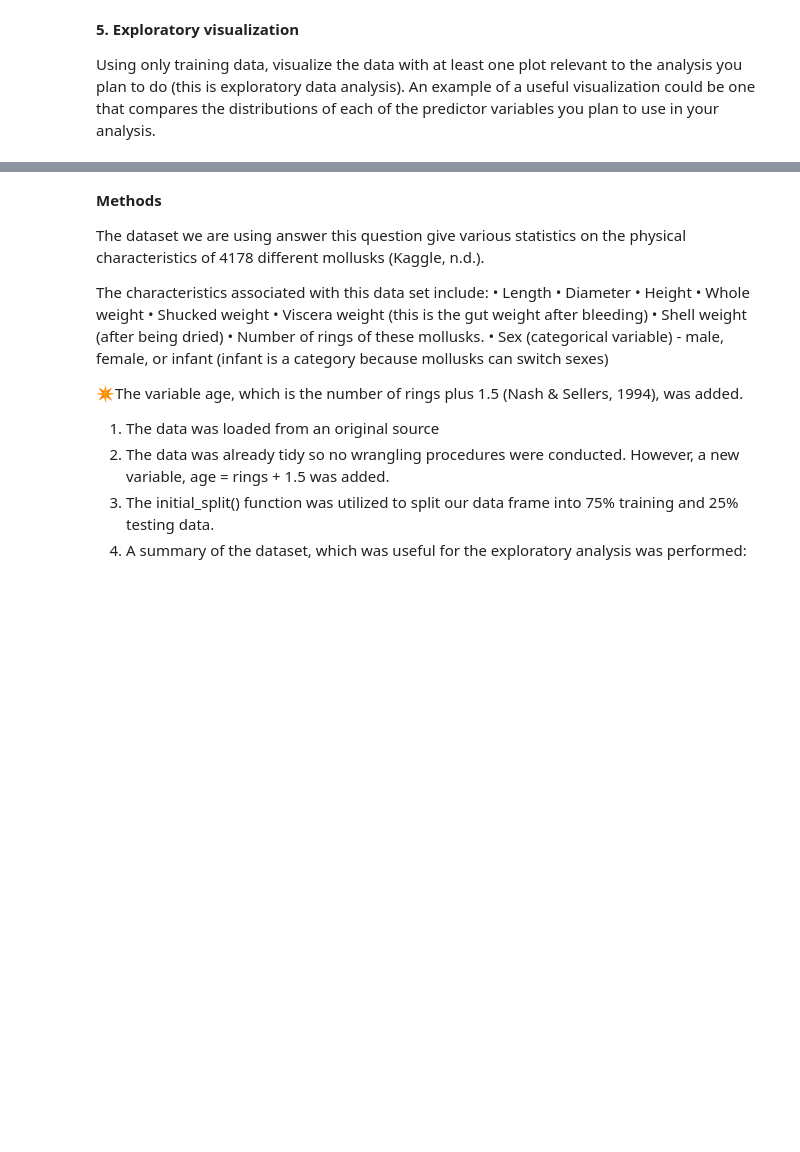
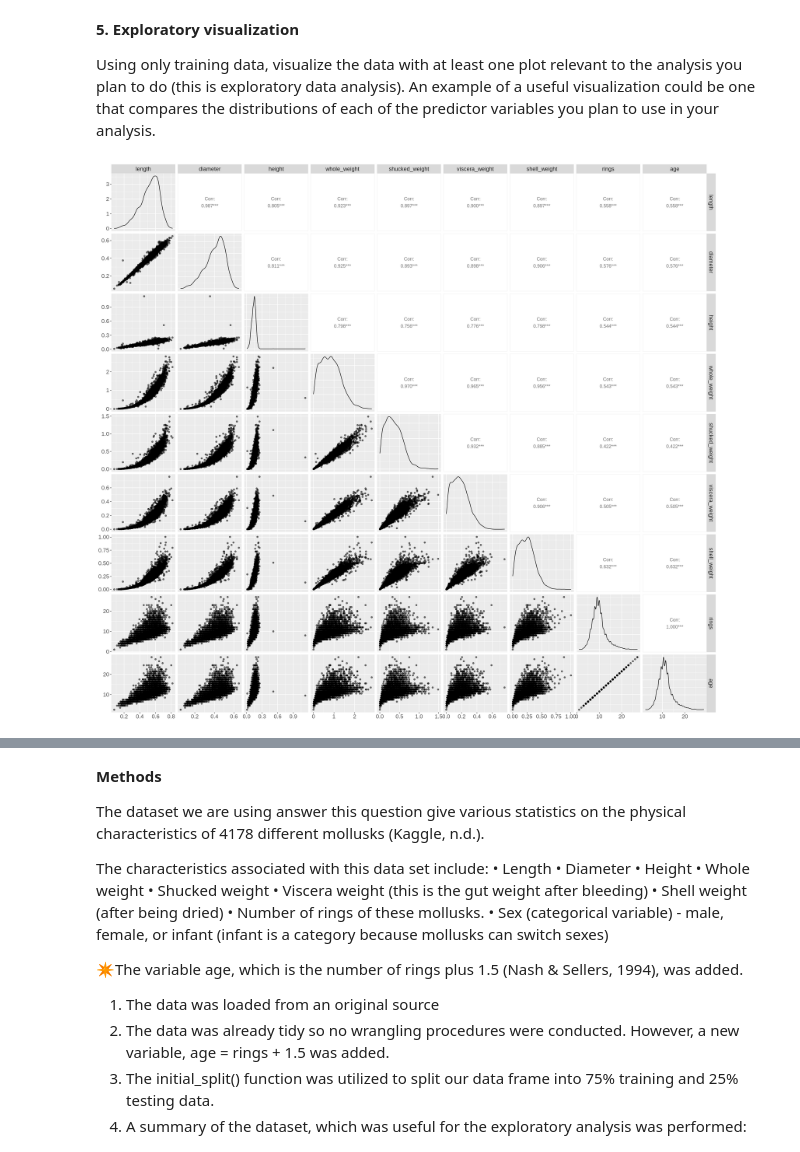
Before and after one commit to laurelyne/group_28_project, a Jupyter notebook: proposal new version.ipynb, the cells around one changed output, grey strips where cells are left out. Drawn from its saved outputs; the diff is of its cells as text; code cells hidden in the pictures; blank space fills up the shorter version.

```diff
--- a/proposal new version.ipynb
+++ b/proposal new version.ipynb
@@ -168,15 +168,17 @@ A tibble: 1 × 7
 
 Using only training data, visualize the data with at least one plot relevant to the analysis you plan to do (this is exploratory data analysis). An example of a useful visualization could be one that compares the distributions of each of the predictor variables you plan to use in your analysis.
 # %%
-#variable relatiosnhip exploration
+#variable relationship exploration
 
 shell_eda <- shell_train |>
     select(!sex)|>
     ggpairs(mapping=aes(alpha=.4))+
-    theme(text=element_text(size=13))
+    theme(text=element_text(size=16))
 options(repr.plot.height = 18, repr.plot.width = 20)
 
 shell_eda
+# %% [output]
+[figure, added]
 # %%
 #creating a plot to evaluate length as an age predictor (taking sex into account)
 
```
Also changed, not shown: parts of 19 cells of this notebook.
